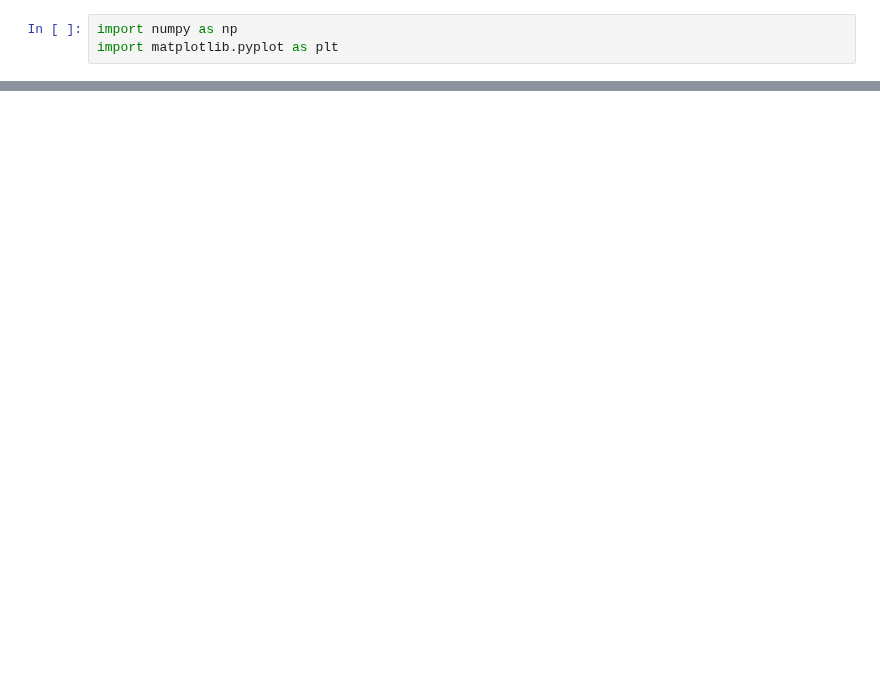
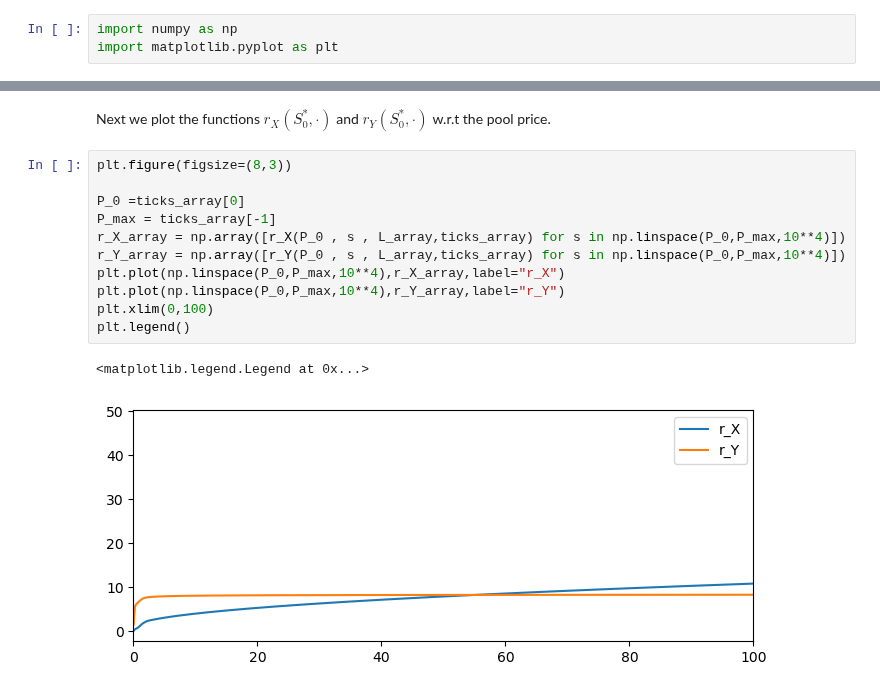
Before and after one commit to std92050/AMM, a Jupyter notebook: AMM/V3_trading_and_liquidity.ipynb, the cells around one changed output, grey strips where cells are left out. Cells and saved outputs as stored; diff of their text form; blank space fills up the shorter version.

```diff
--- a/AMM/V3_trading_and_liquidity.ipynb
+++ b/AMM/V3_trading_and_liquidity.ipynb
@@ -147,0 +196,16 @@ def trade(delta_y,gamma,S_pool_ini,L_array,tick_array):
+# %% [markdown]
+Next we plot the functions $r_X(S^*_0,\cdot)$ and $r_Y(S^*_0,\cdot)$ w.r.t the pool price.
+# %%
+plt.figure(figsize=(8,3))
+
+P_0 =ticks_array[0]
+P_max = ticks_array[-1]
+r_X_array = np.array([r_X(P_0 , s , L_array,ticks_array) for s in np.linspace(P_0,P_max,10**4)])
+r_Y_array = np.array([r_Y(P_0 , s , L_array,ticks_array) for s in np.linspace(P_0,P_max,10**4)])
+plt.plot(np.linspace(P_0,P_max,10**4),r_X_array,label="r_X")
+plt.plot(np.linspace(P_0,P_max,10**4),r_Y_array,label="r_Y")
+plt.xlim(0,100)
+plt.legend()
+# %% [output]
+<matplotlib.legend.Legend at 0x...>
+[figure, added]
```
Also changed, not shown: parts of 13 cells of this notebook, 4 other files.
